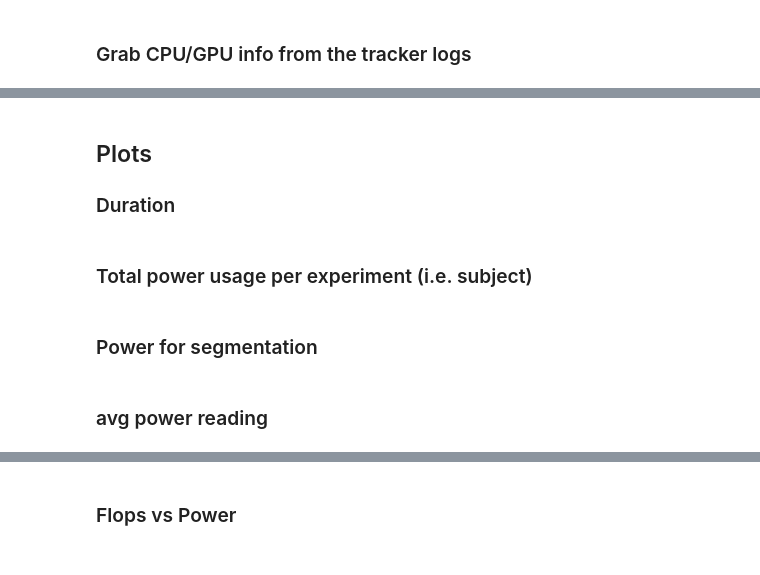
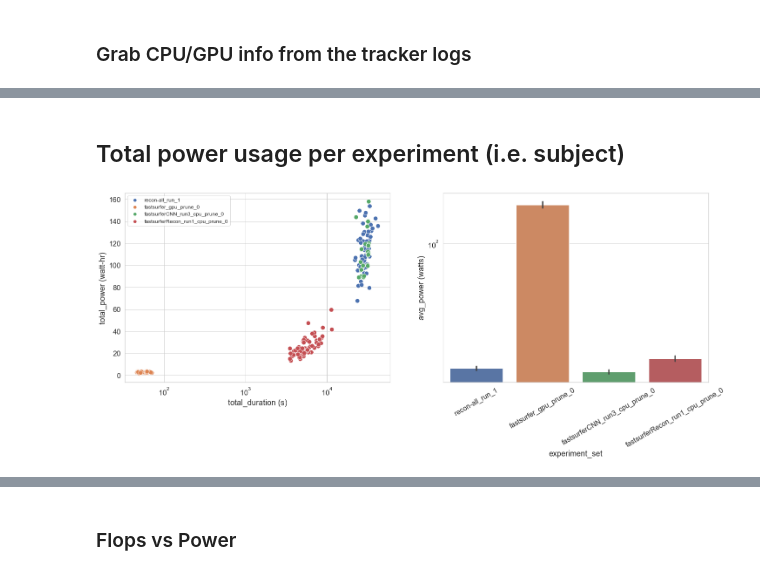
Before and after one commit to neurodatascience/watts_up_compute, a Jupyter notebook: notebooks/10_impact_tracker_dashboard.ipynb, the cells around one changed output, grey strips where cells are left out. Cells and saved outputs as stored; diff of their text form; code cells hidden in the pictures.

```diff
--- a/notebooks/10_impact_tracker_dashboard.ipynb
+++ b/notebooks/10_impact_tracker_dashboard.ipynb
@@ -189,8 +183,8 @@ power_df_concat_exp_set = pd.DataFrame()
 
 experiment_sets = {
                 ## FreeSurfer baseline
-                  #  'recon-all_run_1':(preproc_results_dir + 'ukb/run_1/', False), # log_dir, use_cuda
-                   'recon-all_run_2':(preproc_results_dir + 'ukb/run_2/', False), # log_dir, use_cuda
+                   'recon-all_run_1':(preproc_results_dir + 'ukb/run_1/', False), # log_dir, use_cuda
+                  #  'recon-all_run_2':(preproc_results_dir + 'ukb/run_2/', False), # log_dir, use_cuda
 
                 ## FastSurferCNN run1 cpu (possibly bad)
                   #  'fastsurferCNN_run1_cpu_prune_0':(FastCNN_dir + 'run_1/cpu/prune_0/', False), # log_dir, use_cuda
@@ -208,7 +202,7 @@ experiment_sets = {
                   #  'fastsurferCNN_run2_cpu_prune_50':(FastCNN_dir + 'run_2/cpu/prune_50/', False), # log_dir, use_cuda
 
                 ## FastSurferCNN run2 gpu
-                   'fastsurferCNN_run2_gpu_prune_0':(FastCNN_dir + 'run_2/gpu/prune_0/', True), # log_dir, use_cuda
+                  #  'fastsurferCNN_run2_gpu_prune_0':(FastCNN_dir + 'run_2/gpu/prune_0/', True), # log_dir, use_cuda
                   #  'fastsurferCNN_run2_gpu_prune_25':(FastCNN_dir + 'run_2/gpu/prune_25/', True), # log_dir, use_cuda
                   #  'fastsurferCNN_run2_gpu_prune_50':(FastCNN_dir + 'run_2/gpu/prune_50/', True), # log_dir, use_cuda
 
@@ -264,26 +268,23 @@ cpu_info_df[cpu_info_df['experiment_name']==1474044]
-# %% [markdown]
-## Plots
-### Duration
 # %% [markdown]
-### Total power usage per experiment (i.e. subject)
+## Total power usage per experiment (i.e. subject)
 # %%
 plot_df = tracker_summary_df_concat_exp_set.copy()
 plot_df['total_duration (s)'] = plot_df['total_duration_impact_tracker'] * 3600
 plot_df['total_power (watt-hr)'] = plot_df['total_power'] * 1000
 plot_df['avg_power (watts)'] = 1000 * plot_df['total_power'] / plot_df['total_duration_impact_tracker']
 
 sns.set(font_scale = 1.5)
 with sns.axes_style("whitegrid"):
     fig, axes = plt.subplots(1,2, figsize=(24,8),sharex=False,sharey=False)
     ax = axes[0]
     g = sns.scatterplot(y='total_power (watt-hr)', x='total_duration (s)', hue='experiment_set', s=100, data=plot_df, ax=ax)
     # g = sns.barplot(y='total_power (watt-hr)', x='experiment_set',  data=plot_df, ax=ax)
-    g.set(xscale='log',yscale='log')
+    g.set(xscale='log')
     g.legend(fontsize=12)
 
     ax = axes[1]
     g = sns.barplot(y='avg_power (watts)', x='experiment_set', data=plot_df, ax=ax)
     g.set_xticklabels(g.get_xticklabels(),rotation=30,fontsize=16)
     g.set(yscale='log')
+# %% [output]
+[figure, added]
-# %% [markdown]
-### Power for segmentation
@@ -304,2 +290,0 @@ with sns.axes_style("whitegrid"):
-# %% [markdown]
-### avg power reading
```
Also changed, not shown: parts of 16 cells of this notebook, 1 other file.
